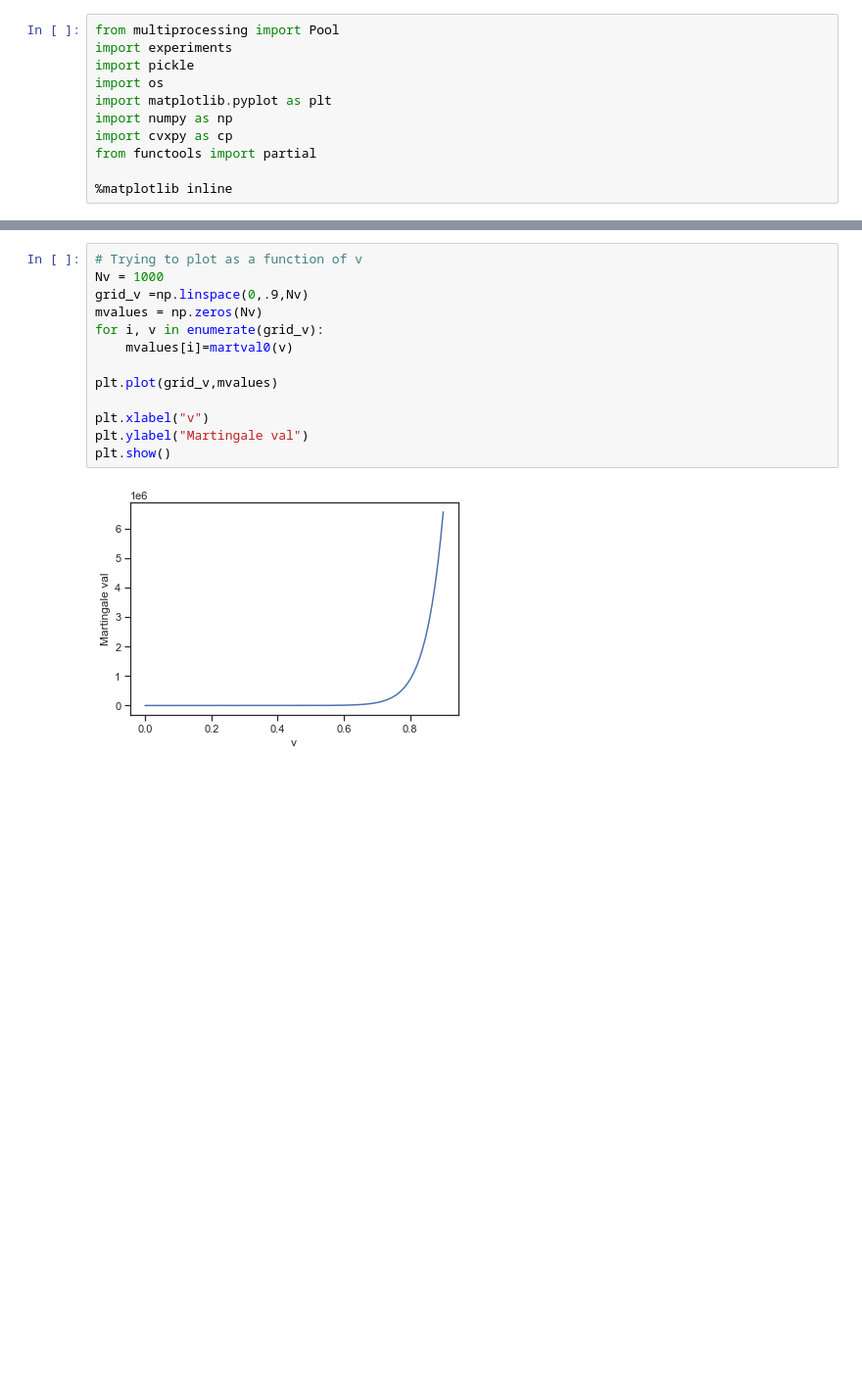
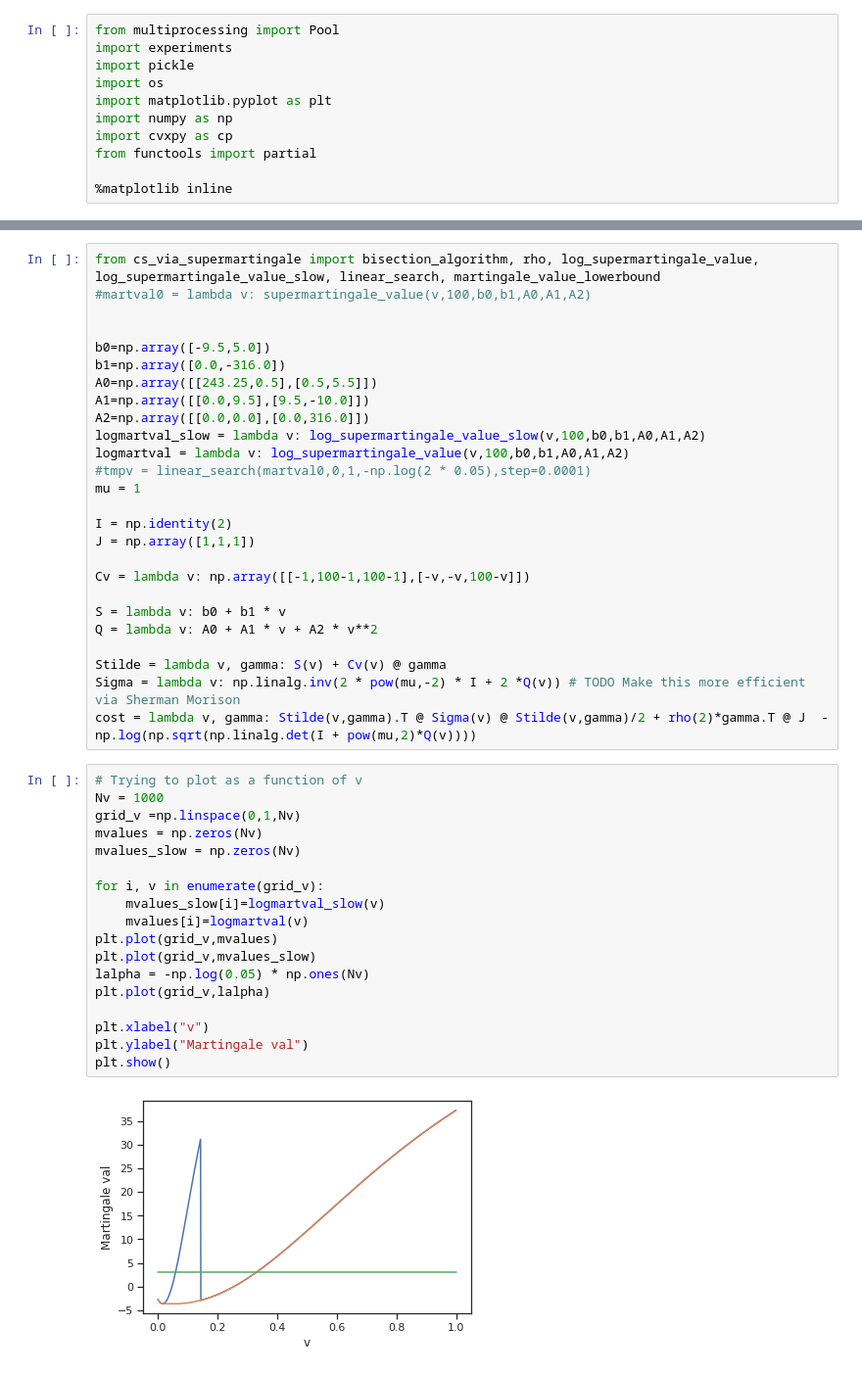
Before and after one commit to zmhammedi/mope, a Jupyter notebook: Betting-Width.ipynb, the cells around one changed output, grey strips where cells are left out. Shown at 98% size. Cells and saved outputs as stored; diff of their text form; blank space fills up the shorter version.

Commit message:
fixed the bisection search with cs_supermartingal

```diff
--- a/Betting-Width.ipynb
+++ b/Betting-Width.ipynb
@@ -157,15 +59,46 @@ tmpv = linear_search(martval0,0,1,1/(2 * 0.05),step=0.0001)
+# %%
+from cs_via_supermartingale import bisection_algorithm, rho, log_supermartingale_value, log_supermartingale_value_slow, linear_search, martingale_value_lowerbound
+#martval0 = lambda v: supermartingale_value(v,100,b0,b1,A0,A1,A2)
+
+
+b0=np.array([-9.5,5.0])
+b1=np.array([0.0,-316.0])
+A0=np.array([[243.25,0.5],[0.5,5.5]])
+A1=np.array([[0.0,9.5],[9.5,-10.0]])
+A2=np.array([[0.0,0.0],[0.0,316.0]])
+logmartval_slow = lambda v: log_supermartingale_value_slow(v,100,b0,b1,A0,A1,A2)
+logmartval = lambda v: log_supermartingale_value(v,100,b0,b1,A0,A1,A2)
+#tmpv = linear_search(martval0,0,1,-np.log(2 * 0.05),step=0.0001)
+mu = 1
+
+I = np.identity(2)
+J = np.array([1,1,1])
+
+Cv = lambda v: np.array([[-1,100-1,100-1],[-v,-v,100-v]])
+
+S = lambda v: b0 + b1 * v
+Q = lambda v: A0 + A1 * v + A2 * v**2
+
+Stilde = lambda v, gamma: S(v) + Cv(v) @ gamma
+Sigma = lambda v: np.linalg.inv(2 * pow(mu,-2) * I + 2 *Q(v)) # TODO Make this more efficient via Sherman Morison
+cost = lambda v, gamma: Stilde(v,gamma).T @ Sigma(v) @ Stilde(v,gamma)/2 + rho(2)*gamma.T @ J  -  np.log(np.sqrt(np.linalg.det(I + pow(mu,2)*Q(v))))
 # %%
 # Trying to plot as a function of v
 Nv = 1000
-grid_v =np.linspace(0,.9,Nv)
+grid_v =np.linspace(0,1,Nv)
 mvalues = np.zeros(Nv)
+mvalues_slow = np.zeros(Nv)
+
 for i, v in enumerate(grid_v):
-    mvalues[i]=martval0(v)
-
+    mvalues_slow[i]=logmartval_slow(v)
+    mvalues[i]=logmartval(v)
 plt.plot(grid_v,mvalues)
+plt.plot(grid_v,mvalues_slow)
+lalpha = -np.log(0.05) * np.ones(Nv)
+plt.plot(grid_v,lalpha)
 
 plt.xlabel("v")
 plt.ylabel("Martingale val")
 plt.show()
 # %% [output]
-[figure, old version]
+[figure, new version]
```
Also changed, not shown: parts of 10 cells of this notebook, 27 other files.
